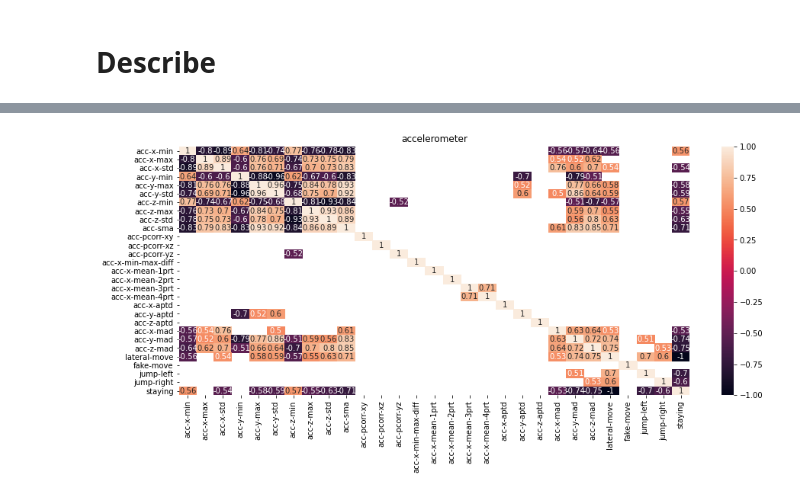
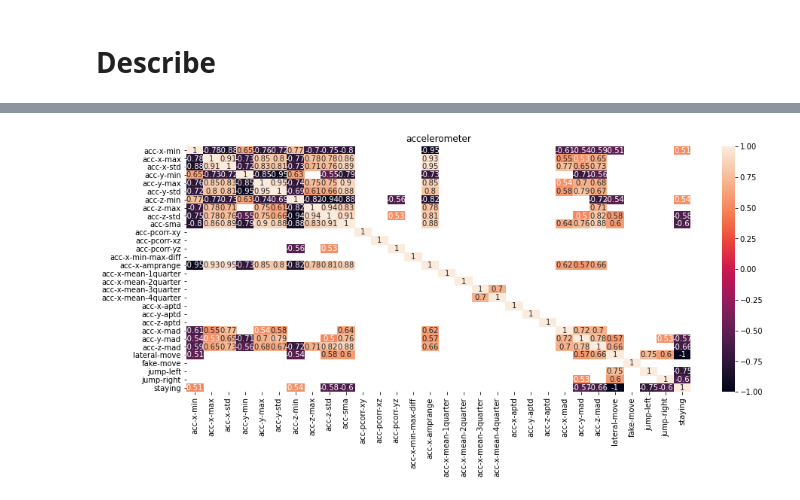
Before and after one commit to djocraveiro/duck-catch-and-fit, a Jupyter notebook: Notebooks/AmI2022.ipynb, the cells around one changed output, grey strips where cells are left out. Drawn from its saved outputs; the diff is of its cells as text; code cells hidden in the pictures.

```diff
--- a/Notebooks/AmI2022.ipynb
+++ b/Notebooks/AmI2022.ipynb
@@ -10,7 +10,7 @@ from sklearn.preprocessing import MinMaxScaler
 # %%
 src_folder_path = ".\\data"
 df = pd.concat([
-    pd.read_csv(src_folder_path + "\\20220421-a5ad2ede1017aadb3dd3df128cd0b0b5.csv", sep=";"),
+    #pd.read_csv(src_folder_path + "\\20220421-a5ad2ede1017aadb3dd3df128cd0b0b5.csv", sep=";"),
     pd.read_csv(src_folder_path + "\\20220425-a5ad2ede1017aadb3dd3df128cd0b0b5.csv", sep=";")
 ], ignore_index=True)
 # %%
@@ -165,12 +177,12 @@ df.drop('device-id', inplace=True, axis=1)
 # %% [markdown]
 # Enrichment
 # %%
-# root mean square = sqrt(x^2 + y^2 + z^2)
-def rms(xArray, yArray, zArray):
-    rms_array = np.square([xArray, yArray, zArray])
-    rms_array = np.sum(rms_array, axis=0)
-    rms_array = np.sqrt(rms_array)
-    return rms_array
+# signal vector magnitude = sqrt(x^2 + y^2 + z^2)
+def svmag(xArray, yArray, zArray):
+    svmag_array = np.square([xArray, yArray, zArray])
+    svmag_array = np.sum(svmag_array, axis=0)
+    svmag_array = np.sqrt(svmag_array)
+    return svmag_array
 
 # signal magnitude area = sum(abs(x) + abs(y) + abs(z)) / arraySize
 def sma(xArray, yArray, zArray):
@@ -195,8 +207,12 @@ def min_max_diff(array):
     minIndex = np.argmin(array, axis=0)
     return maxIndex - minIndex
 
-# average of array part
-def mean_of_part(array, fromIndex, toIndex):
+# amplitude range = max - min
+def amprange(array):
+    return np.max(array) - np.min(array)
+
+# average of array quarter
+def mean_of_quarter(array, fromIndex, toIndex):
     array = array[fromIndex:toIndex]
     return np.mean(array)
 
@@ -484,13 +506,14 @@ for curFeature in arrayFeatures:
     df.drop(curFeature, inplace=True, axis=1)
 
 # remove extracted array features
-df.drop('acc-rms', inplace=True, axis=1)
-df.drop('gyr-rms', inplace=True, axis=1)
-df.drop('mag-rms', inplace=True, axis=1)
+df.drop('acc-svmag', inplace=True, axis=1)
+df.drop('gyr-svmag', inplace=True, axis=1)
+df.drop('mag-svmag', inplace=True, axis=1)
 # %%
 # apply feature scaling
 scaled_df = df.copy()
 scaled_df.drop('activity', inplace=True, axis=1)
+scaled_df.drop('activity-class', inplace=True, axis=1)
 
 col_names = scaled_df.columns
 scaled_df = pd.DataFrame(MinMaxScaler().fit_transform(scaled_df))
@@ -511,38 +534,39 @@ dfCorr = scaled_df[[
     #'acc-z-mean',
     'acc-z-max',
     #'acc-z-var',
     'acc-z-std',
     'acc-sma',
     'acc-pcorr-xy',
     'acc-pcorr-xz',
     'acc-pcorr-yz',
     'acc-x-min-max-diff',
-    'acc-x-mean-1prt',
-    'acc-x-mean-2prt',
-    'acc-x-mean-3prt',
-    'acc-x-mean-4prt',
+    'acc-x-amprange',
+    'acc-x-mean-1quarter',
+    'acc-x-mean-2quarter',
+    'acc-x-mean-3quarter',
+    'acc-x-mean-4quarter',
     'acc-x-aptd',
     'acc-y-aptd',
     'acc-z-aptd',
     'acc-x-mad',
     'acc-y-mad',
     'acc-z-mad',
     'lateral-move',
     'fake-move',
     'jump-left',
     'jump-right',
     'staying',
     #LABEL_COL
 ]].corr()
 
 dfCorr = dfCorr[((dfCorr > MIN_POS_CORR) | (dfCorr < MIN_NEG_CORR))]
 
 plt.figure(figsize=(15,6))
 plt.title('accelerometer')
 sn.heatmap(dfCorr, annot=True)
 plt.show()
 # %% [output]
-[figure, old version]
+[figure, new version]
 # %%
 dfCorr = scaled_df[[
     'gyr-x-min',
```
Also changed, not shown: parts of 14 cells of this notebook.
